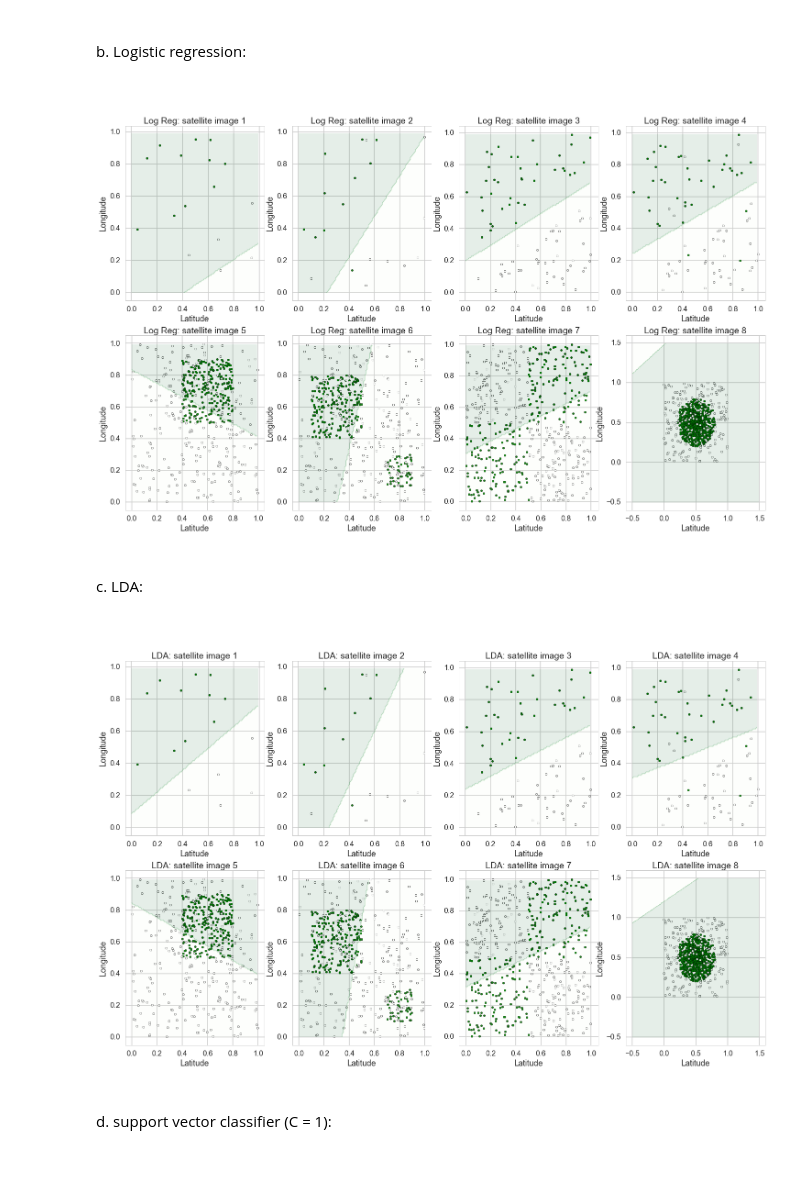
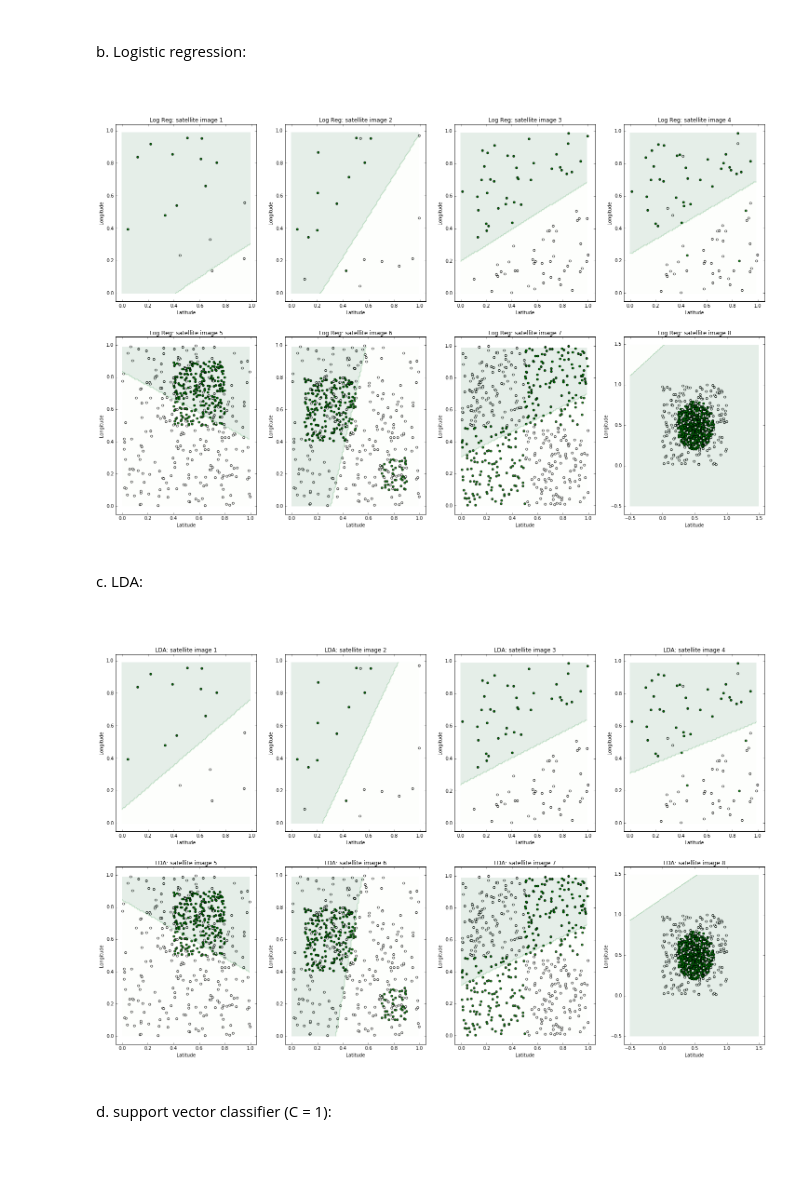
Before and after one commit to alokkshukla/cs109-2, a Jupyter notebook: HW8/Bassily_Hany_cse109a_HW8.ipynb, the cells around one changed output. Saved outputs shown, nothing was run; the diff lists cells and outputs as text; code cells hidden in the pictures.

```diff
--- a/HW8/Bassily_Hany_cse109a_HW8.ipynb
+++ b/HW8/Bassily_Hany_cse109a_HW8.ipynb
@@ -23,13 +23,13 @@ import numpy as np
 import pandas as pd
 import scipy as sp
 
-import pydotplus
-from IPython.display import Image
+# import pydotplus
+# from IPython.display import Image
 
-import seaborn as sns
-sns.set_style("whitegrid")
-sns.set_context("poster")
-from inspect import getmembers
+# import seaborn as sns
+# sns.set_style("whitegrid")
+# sns.set_context("poster")
+# from inspect import getmembers
 
 from sklearn import linear_model
 import matplotlib.pyplot as plt
@@ -40,6 +40,7 @@ from sklearn import tree
 from sklearn import ensemble
 from sklearn.neighbors import KNeighborsClassifier as KNN
 from sklearn.linear_model import LinearRegression as Lin_Reg
+from sklearn.discriminant_analysis import LinearDiscriminantAnalysis as LDA
 from sklearn.cross_validation import KFold
 from sklearn.cross_validation import cross_val_score as KFcv
 from sklearn.tree import DecisionTreeRegressor, DecisionTreeClassifier, export_graphviz
@@ -119,9 +120,8 @@ def plot_decision_boundary(x, y, model, title, ax, bounds=(0, 1), poly_flag=Fals
         yy = model.predict(xx)
 
         # Apply categorization
-        yy[yy < 0] = 0
-        yy[yy >= 0.5] = 1
-        yy[yy < 0.5 ] = 0
+        yy[yy >= 0.5] = 1.
+        yy[yy < 0.5 ] = 0.
 
     else:
         yy = model.predict(xx)
@@ -361,7 +361,7 @@ for i in range(len(sat_images)):
 
 plt.show()
 # %% [output]
-[figure, old version]
+[figure, new version]
 # %% [markdown]
 <br>
 
@@ -373,41 +373,41 @@ c. LDA:
 fig, ax3 = plt.subplots(2, 4, figsize=(25, 15))
 
 #Create an LDA model with linear boundary
-lda = discriminant_analysis.LinearDiscriminantAnalysis()
+lda = LDA()
 
 #Iterate through the four images/dataframes
 for i in range(len(sat_images)):
 
     # Adjust index
     if i > 3:
         m , n = 1 , i - 4
     else:
         m , n = 0 ,  i
 
     #Get the long/lat coords
     x = sat_images[i].values[:, :-1]
 
     #Get the class labels
     y = sat_images[i].values[:, -1]
 
     #Fit our logistic regression model
     lda.fit(x, y)
 
     #Change the bounds on the scatter plot (the 4th dataframe needs a larger frame)
     if i == 7:
         bounds = (-0.5, 1.5)
     else:
         bounds = (0, 1)
 
     #Plot the data along with the decision boundary learned by our model
     ax3[m , n] = plot_decision_boundary(x, y, lda,
                                    'LDA: satellite image {}'.format(i + 1),
                                    ax3[m,n], bounds)
 
 
 plt.show()
 # %% [output]
-[figure, old version]
+[figure, new version]
 # %% [markdown]
 <br>
 
```
Also changed, not shown: parts of 17 cells of this notebook.
